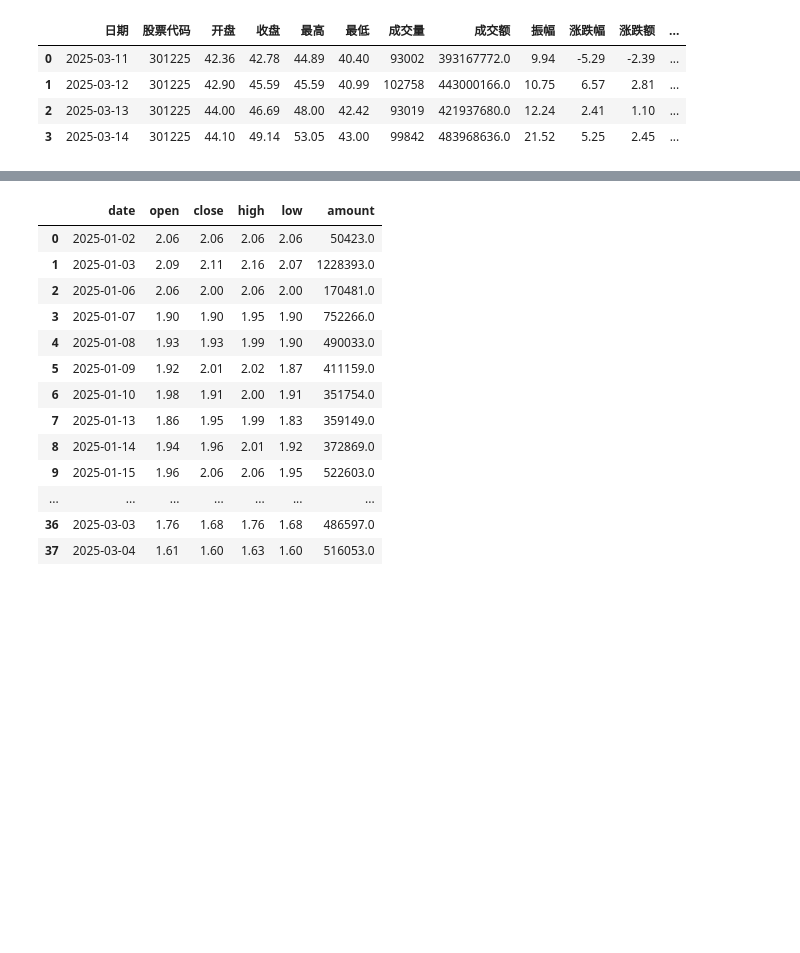
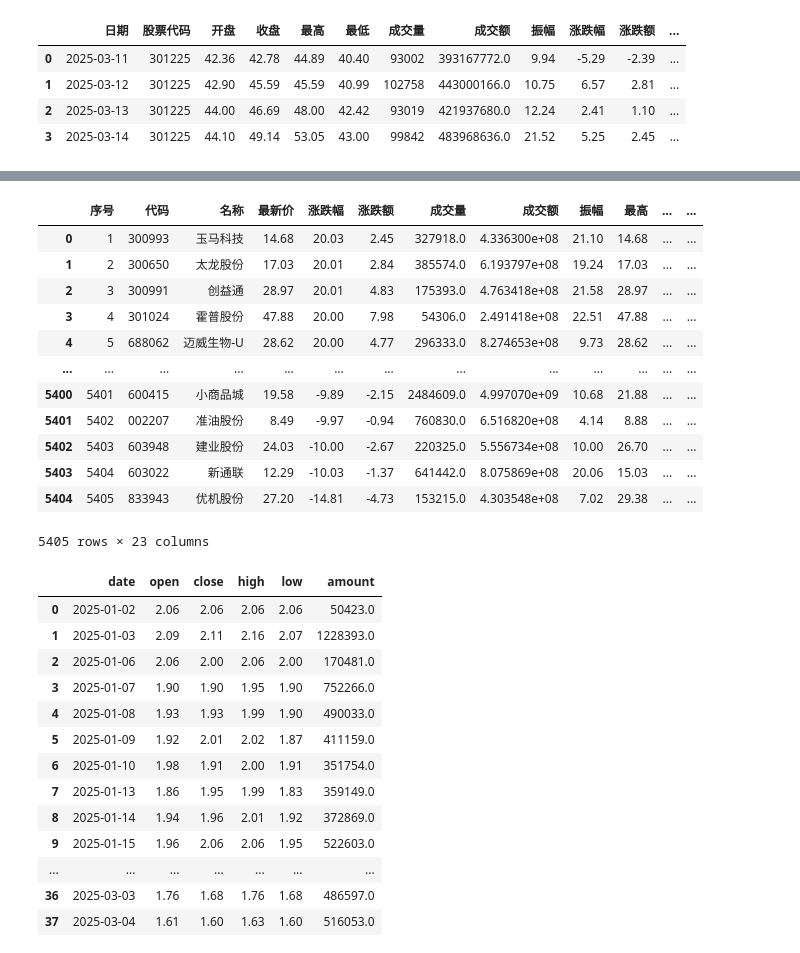
Before and after one commit to EveryFine/GeniusTradeTracker, a Jupyter notebook: tracker/app/akshare/akshare.ipynb, the cells around one changed output, grey strips where cells are left out. Cells and saved outputs as stored; diff of their text form; code cells hidden in the pictures; blank space fills up the shorter version.

```diff
--- a/tracker/app/akshare/akshare.ipynb
+++ b/tracker/app/akshare/akshare.ipynb
@@ -33,3 +53,20 @@ ak.stock_zh_a_spot_em()
+# %%
+df_clean = stock_zh_a_spot_em_df.dropna(subset=['最新价'])
+df_clean
+# %% [output]
+|  | 序号 | 代码 | 名称 | 最新价 | 涨跌幅 | 涨跌额 | 成交量 | 成交额 | 振幅 | 最高 | ... | ... |
+| 0 | 1 | 300993 | 玉马科技 | 14.68 | 20.03 | 2.45 | 327918.0 | 4.336300e+08 | 21.10 | 14.68 | ... | ... |
+| 1 | 2 | 300650 | 太龙股份 | 17.03 | 20.01 | 2.84 | 385574.0 | 6.193797e+08 | 19.24 | 17.03 | ... | ... |
+| 2 | 3 | 300991 | 创益通 | 28.97 | 20.01 | 4.83 | 175393.0 | 4.763418e+08 | 21.58 | 28.97 | ... | ... |
+| 3 | 4 | 301024 | 霍普股份 | 47.88 | 20.00 | 7.98 | 54306.0 | 2.491418e+08 | 22.51 | 47.88 | ... | ... |
+| 4 | 5 | 688062 | 迈威生物-U | 28.62 | 20.00 | 4.77 | 296333.0 | 8.274653e+08 | 9.73 | 28.62 | ... | ... |
+| ... | ... | ... | ... | ... | ... | ... | ... | ... | ... | ... | ... | ... |
+| 5400 | 5401 | 600415 | 小商品城 | 19.58 | -9.89 | -2.15 | 2484609.0 | 4.997070e+09 | 10.68 | 21.88 | ... | ... |
+| 5401 | 5402 | 002207 | 准油股份 | 8.49 | -9.97 | -0.94 | 760830.0 | 6.516820e+08 | 4.14 | 8.88 | ... | ... |
+| 5402 | 5403 | 603948 | 建业股份 | 24.03 | -10.00 | -2.67 | 220325.0 | 5.556734e+08 | 10.00 | 26.70 | ... | ... |
+| 5403 | 5404 | 603022 | 新通联 | 12.29 | -10.03 | -1.37 | 641442.0 | 8.075869e+08 | 20.06 | 15.03 | ... | ... |
+| 5404 | 5405 | 833943 | 优机股份 | 27.20 | -14.81 | -4.73 | 153215.0 | 4.303548e+08 | 7.02 | 29.38 | ... | ... |
+5405 rows × 23 columns
 # %%
 import akshare as ak
 
```
Also changed, not shown: parts of 2 cells of this notebook, 8 other files.
